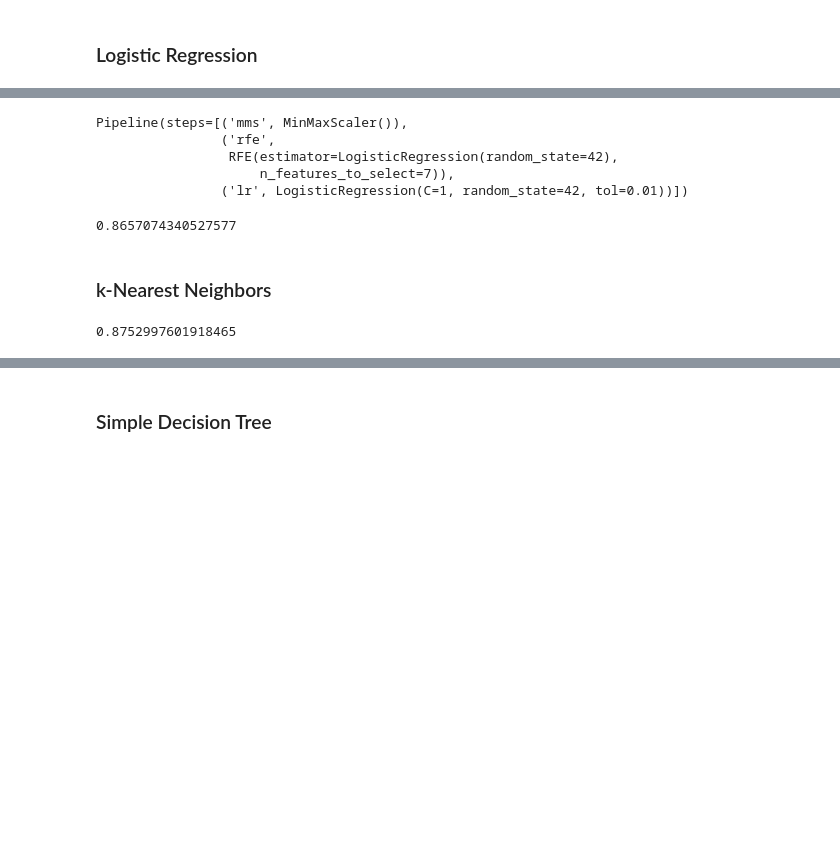
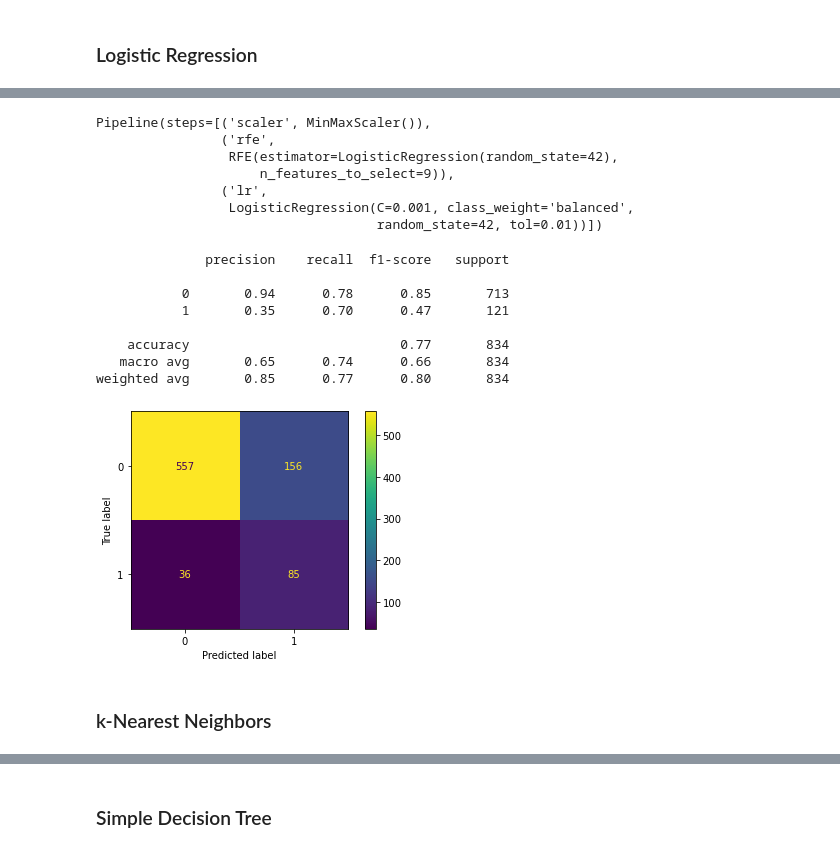
Before and after one commit to Sombrero7/project3, a Jupyter notebook: final_notebook.ipynb, the cells around one changed output, grey strips where cells are left out. Cells and saved outputs as stored; diff of their text form; code cells hidden in the pictures; blank space fills up the shorter version.

```diff
--- a/final_notebook.ipynb
+++ b/final_notebook.ipynb
@@ -246,39 +216,49 @@ rfe.score(X_test_df, y_test_df)
 # %%
-lr_pipe = Pipeline(steps=[('mms', MinMaxScaler()),
-                       ('rfe', RFE(estimator=LogisticRegression(random_state=42),
-                                   n_features_to_select=7)),
-                       ('lr', LogisticRegression(random_state=42))])
+lr_pipe = Pipeline(steps=[
+                    ('scaler', MinMaxScaler()),
+                    ('rfe', RFE(estimator=LogisticRegression(random_state=42))),
+                    ('lr', LogisticRegression(random_state=42))
+                        ])
 
-lr_grid = {'lr__tol':[.01, .0001, .000001],
-           'lr__C':[10, 1, .1, .01, .001, .0001, .000001],
+lr_grid = {'scaler':[MinMaxScaler(), StandardScaler()],
+           'rfe__n_features_to_select':list(range(1,12)),
+           'lr__tol':[.01, .0001, .000001],
+           'lr__C':[100, 10, 1, .1, .01, .001],
            'lr__class_weight':[None, 'balanced']}
 # %%
-lr_gs = GridSearchCV(estimator=lr_pipe, param_grid=lr_grid)
-lr_gs.fit(X_train, y_train)
+lr_gs = GridSearchCV(estimator=lr_pipe,
+                     param_grid=lr_grid,
+                     cv=RepeatedStratifiedKFold(n_splits=5,
+                                                n_repeats=3,
+                                                random_state=42),
+                     scoring='recall')
+
+lr_gs.fit(X_train_df, np.ravel(y_train_df))
 lr_gs.best_estimator_
 # %% [output]
-Pipeline(steps=[('mms', MinMaxScaler()),
+Pipeline(steps=[('scaler', MinMaxScaler()),
                 ('rfe',
                  RFE(estimator=LogisticRegression(random_state=42),
-                     n_features_to_select=7)),
-                ('lr', LogisticRegression(C=1, random_state=42, tol=0.01))])
+                     n_features_to_select=9)),
+                ('lr',
+                 LogisticRegression(C=0.001, class_weight='balanced',
+                                    random_state=42, tol=0.01))])
-# %%
-lr_gs.score(X_test, y_test)
-# %% [output]
-0.8657074340527577
+# %%
+y_pred_lr_gs = lr_gs.predict(X_test_df)
+print(classification_report(y_test, y_pred_lr_gs))
+plot_confusion_matrix(estimator=lr_gs, X=X_test, y_true=y_test);
+# %% [output]
+              precision    recall  f1-score   support
+
+           0       0.94      0.78      0.85       713
+           1       0.35      0.70      0.47       121
+
+    accuracy                           0.77       834
+   macro avg       0.65      0.74      0.66       834
+weighted avg       0.85      0.77      0.80       834
+[figure, added]
 # %% [markdown]
 ### k-Nearest Neighbors
-# %%
-norm = Normalizer()
-knn = KNeighborsClassifier()
-
-knn_X_train = norm.transform(X_train_df)
-knn_X_test = norm.transform(X_test_df)
-knn.fit(knn_X_train, np.ravel(y_train_df))
-
-knn.score(knn_X_test, np.ravel(y_test_df))
-# %% [output]
-0.8752997601918465
 # %%
 corrs = df.corr().abs()['churn'].sort_values(ascending=False).drop('churn')
 ordered_corrs = list(corrs.index)
```
Also changed, not shown: parts of 42 cells of this notebook.
